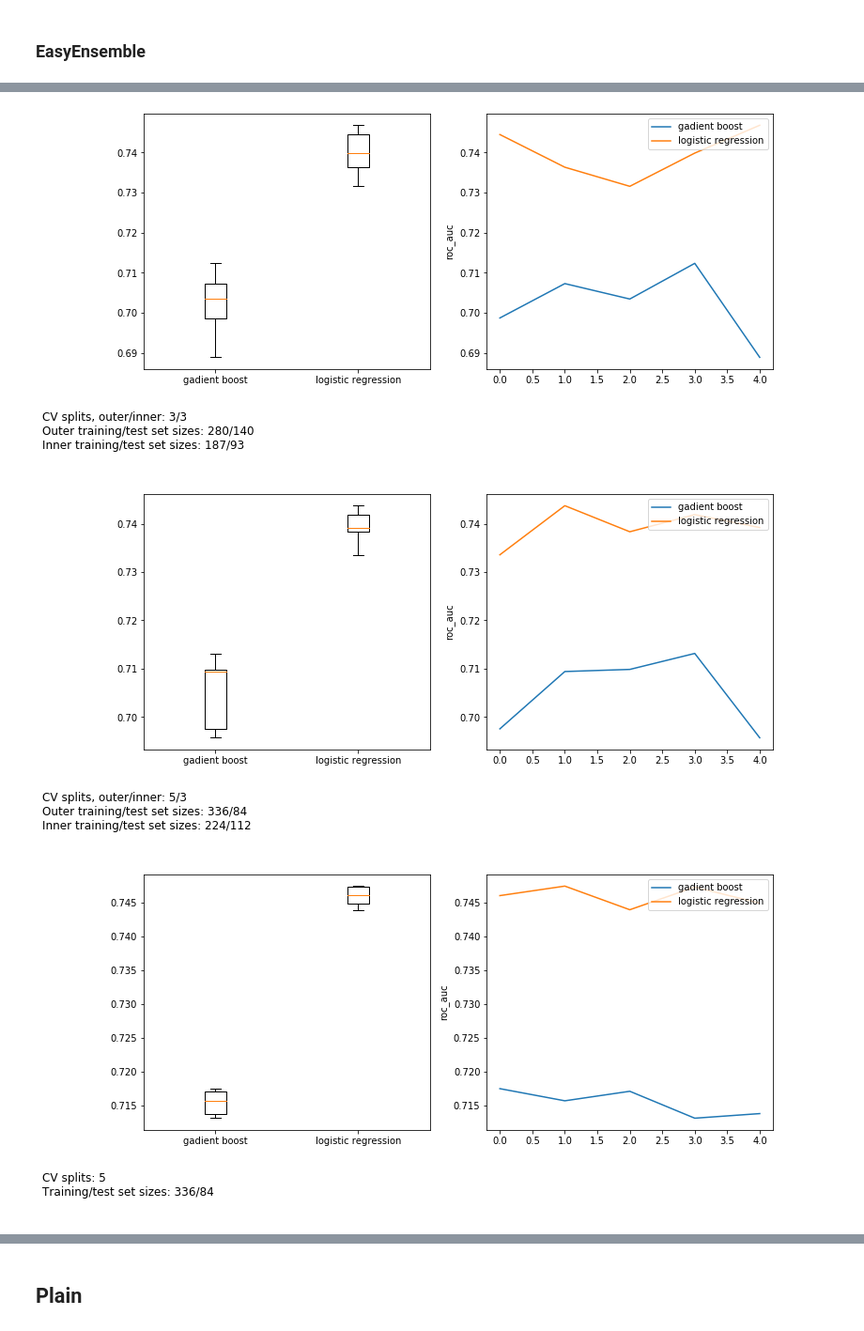
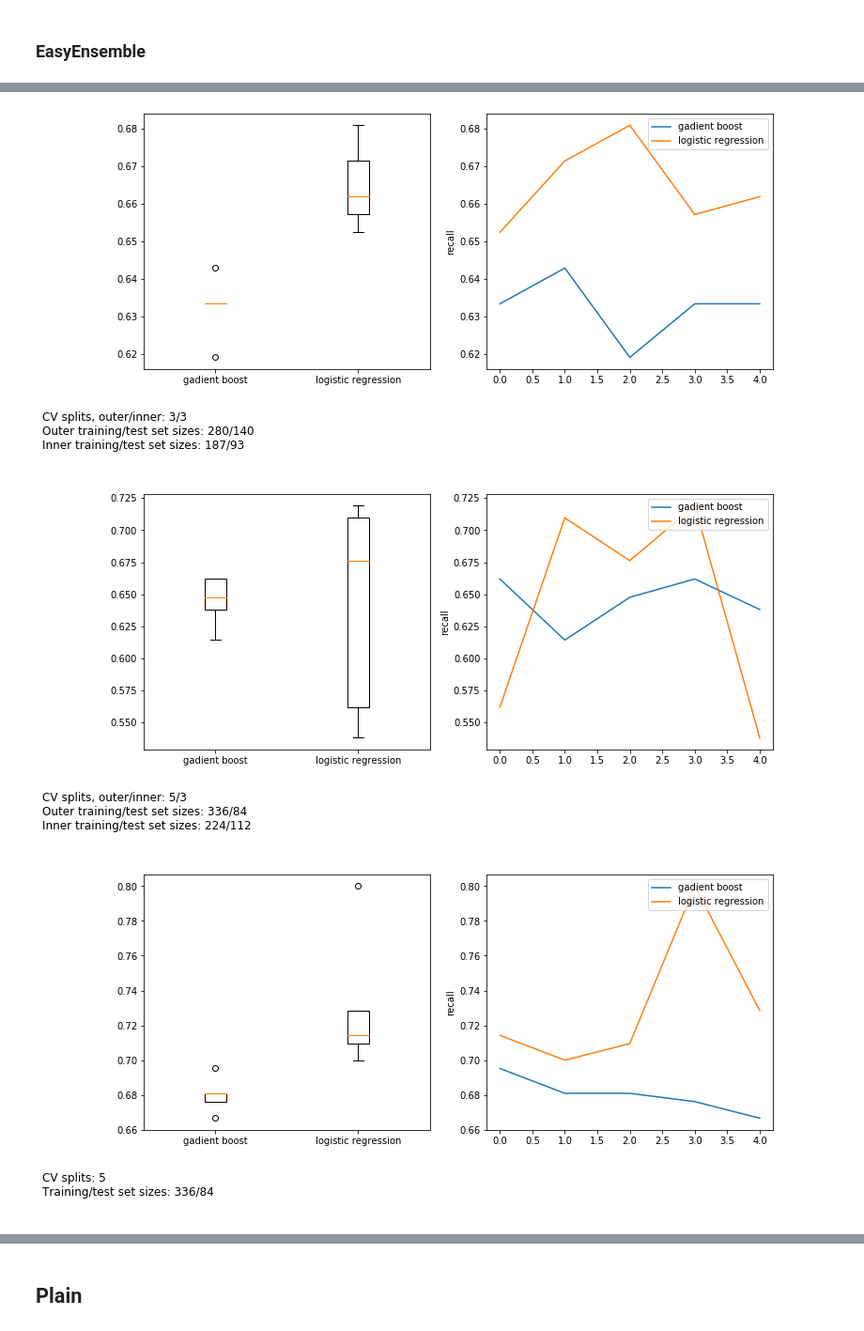
Before and after one commit to ayorgo/german-credit, a Jupyter notebook: prediction.ipynb, the cells around one changed output, grey strips where cells are left out. Shown at 94% size. Drawn from its saved outputs; the diff is of its cells as text; code cells hidden in the pictures.

```diff
--- a/prediction.ipynb
+++ b/prediction.ipynb
@@ -167,7 +166,7 @@ balance = True
 
 inner = [3, 5]
 outer = [None, 3, 5]
-scoring = 'roc_auc'
+scoring = 'recall'
 num_trials = 5
 randcv_budget = 30
 
@@ -181,3 +180,3 @@ Wall time: 1h 39min 58s
-[figure, old version]
+[figure, new version]
-[figure, old version]
+[figure, new version]
-[figure, old version]
+[figure, new version]
```
Also changed, not shown: parts of 25 cells of this notebook, 1 other file.
